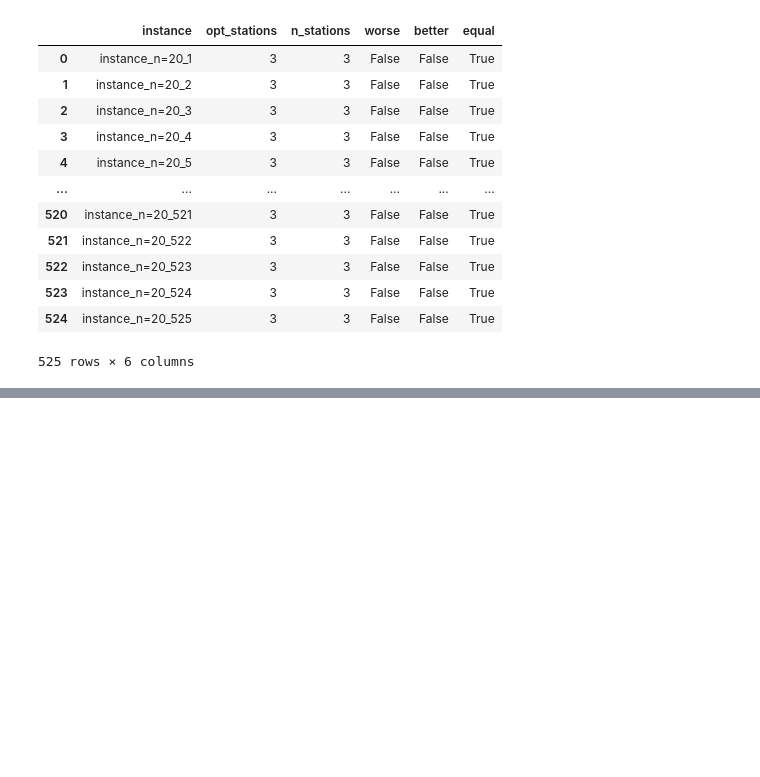
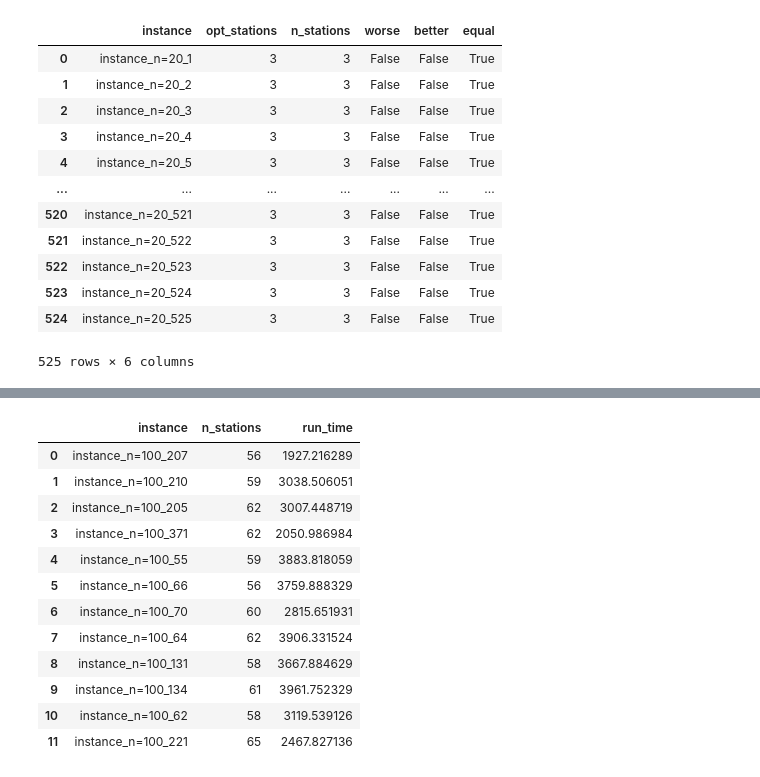
Before and after one commit to JosephThompson607/DADA, a Jupyter notebook: ils_test.ipynb, the cells around one changed output, grey strips where cells are left out. Saved outputs shown, nothing was run; the diff lists cells and outputs as text; code cells hidden in the pictures; blank space fills up the shorter version.

```diff
--- a/ils_test.ipynb
+++ b/ils_test.ipynb
@@ -232,0 +278,16 @@ med_res
+# %%
+from functools import partial
+albs_folder ="/Users/letshopethisworks2/Documents/phd_paper_material/MMABPWW/SALBP_benchmark/medium data set_n=50"
+# problem_instances = list(needs_improving['instance'])
+# alb_instances = get_instance_list(albs_folder)
+# inst_dicts = [{**parse_alb(fp) ,"instance":fp.split("/")[-1].split(".")[0]} for fp in alb_instances if fp.split("/")[-1].split(".")[0] in problem_instances]
+
+def use_ils_on_albs(instance_dicts, pool_size =4, max_iterations = 20000):
+
+
+    with multiprocessing.Pool(pool_size) as pool:
+        partial_func = partial(run_alb_ils_dict, max_iterations = max_iterations)
+        results = pool.map(partial_func, instance_dicts)
+    return results
+# res_list = use_ils_on_albs( inst_dicts )
+# res_list
@@ -234,0 +417,9 @@ med_res.to_csv("results/med_combined_results.csv", index=False)
+# %%
+large_instances = [55,62, 64,66,70,131, 134, 205, 207, 210, 221, 371]
+large  = ["instance_n=100_" + str(no) for no in large_instances]
+albs_folder ="/Users/letshopethisworks2/Documents/phd_paper_material/MMABPWW/SALBP_benchmark/large data set_n=100"
+alb_instances = get_instance_list(albs_folder)
+inst_dicts = [{**parse_alb(fp) ,"instance":fp.split("/")[-1].split(".")[0]} for fp in alb_instances if fp.split("/")[-1].split(".")[0] in large]
+large_res = use_ils_on_albs(inst_dicts, pool_size=4, max_iterations=60000)
+large_res_df = pd.DataFrame(large_res)
+large_res_df.to_csv("results/large_instance_res.csv")
@@ -235,2 +444,18 @@ med_res.to_csv("results/med_combined_results.csv", index=False)
+# %%
+large_res_df
+# %% [output]
+|  | instance | n_stations | run_time |
+| 0 | instance_n=100_207 | 56 | 1927.216289 |
+| 1 | instance_n=100_210 | 59 | 3038.506051 |
+| 2 | instance_n=100_205 | 62 | 3007.448719 |
+| 3 | instance_n=100_371 | 62 | 2050.986984 |
+| 4 | instance_n=100_55 | 59 | 3883.818059 |
+| 5 | instance_n=100_66 | 56 | 3759.888329 |
+| 6 | instance_n=100_70 | 60 | 2815.651931 |
+| 7 | instance_n=100_64 | 62 | 3906.331524 |
+| 8 | instance_n=100_131 | 58 | 3667.884629 |
+| 9 | instance_n=100_134 | 61 | 3961.752329 |
+| 10 | instance_n=100_62 | 58 | 3119.539126 |
+| 11 | instance_n=100_221 | 65 | 2467.827136 |
 # %%
 small_res.to_csv("results/small_combined_results.csv", index=False)
```
Also changed, not shown: parts of 12 cells of this notebook, 3 other files.
